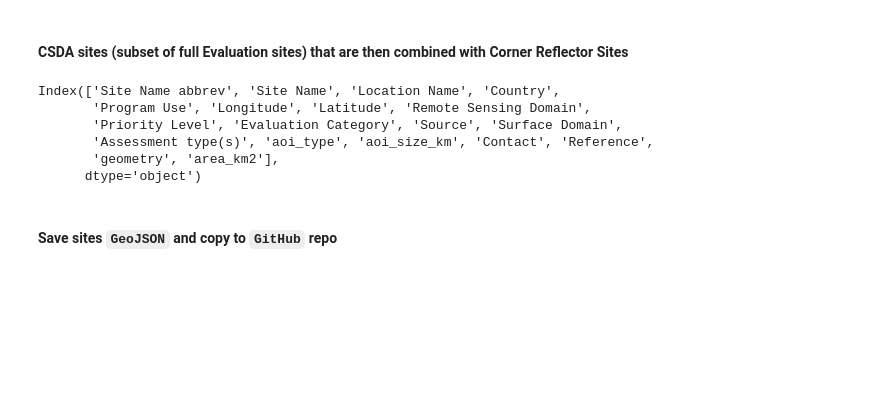
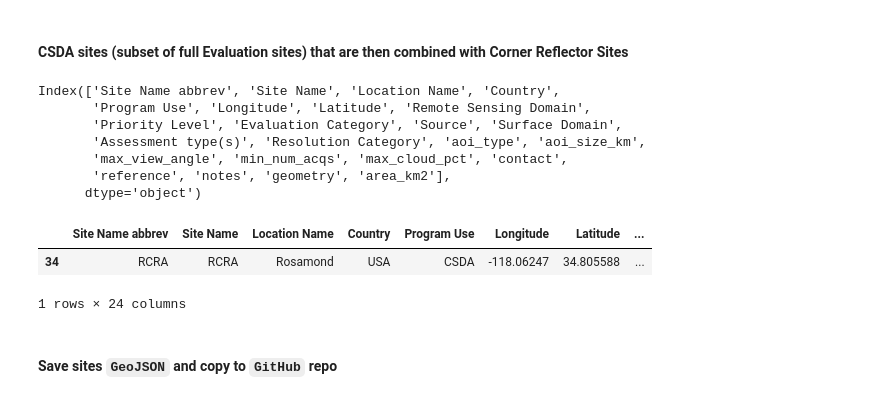
Before and after one commit to pahbs/csda_summaries, a Jupyter notebook: notebooks/csda_eval_sites_process.ipynb, the cells around one changed output. Cells and saved outputs as stored; diff of their text form; code cells hidden in the pictures; blank space fills up the shorter version.

```diff
--- a/notebooks/csda_eval_sites_process.ipynb
+++ b/notebooks/csda_eval_sites_process.ipynb
@@ -127,10 +126,12 @@ print(f"\n{sites_evaluation_gdf.shape[0]} Evaluation sites are being used to sea
 # %% [markdown]
 #### Remove misc fields
 # %%
-rm_cols_list = ['Site min sqkm', 'Max View Angle',
-       'Min # of Acqs/Sensor', 'Max Cloud %', 'acquisition sqkm', 'Notes',
-       'UL (Latitude, Longitude)', 'LL (Latitude, Longitude)',
-       'UR (Latitude, Longitude)', 'LR (Latitude, Longitude)']
+# rm_cols_list = ['Site min sqkm', 'Max View Angle',
+#        'Min # of Acqs/Sensor', 'Max Cloud %', 'acquisition sqkm', 'Notes',
+#        'UL (Latitude, Longitude)', 'LL (Latitude, Longitude)',
+#        'UR (Latitude, Longitude)', 'LR (Latitude, Longitude)']
+
+rm_cols_list = [c for c in sites_csda_gdf.columns if 'Column' in c]
 
 sites_csda_gdf.drop(rm_cols_list, axis=1, inplace=True)
 sites_evaluation_gdf.drop(rm_cols_list, axis=1, inplace=True)
@@ -267,8 +273,9 @@ sites_csda_gdf.columns
 Index(['Site Name abbrev', 'Site Name', 'Location Name', 'Country',
        'Program Use', 'Longitude', 'Latitude', 'Remote Sensing Domain',
        'Priority Level', 'Evaluation Category', 'Source', 'Surface Domain',
-       'Assessment type(s)', 'aoi_type', 'aoi_size_km', 'Contact', 'Reference',
-       'geometry', 'area_km2'],
+       'Assessment type(s)', 'Resolution Category', 'aoi_type', 'aoi_size_km',
+       'max_view_angle', 'min_num_acqs', 'max_cloud_pct', 'contact',
+       'reference', 'notes', 'geometry', 'area_km2'],
       dtype='object')
 # %%
 csda_sites_fn = f'/explore/nobackup/projects/CSDA_eval/sites/csda_sites_aoi.geojson'
@@ -283,3 +291,10 @@ combined_gdf = export_hierarchical_geojson(sites_csda_gdf, sites_csda_cornerrefl
+# %%
+
+sites_csda_gdf[sites_csda_gdf['Site Name']=='RCRA']
+# %% [output]
+|  | Site Name abbrev | Site Name | Location Name | Country | Program Use | Longitude | Latitude | ... |
+| 34 | RCRA | RCRA | Rosamond | USA | CSDA | -118.06247 | 34.805588 | ... |
+1 rows × 24 columns
 # %%
 !eval cp $csda_sites_fn /home/pmontesa/code/csda_summaries/sites/
 # %%
```
Also changed, not shown: parts of 8 cells of this notebook, 4 other files.
